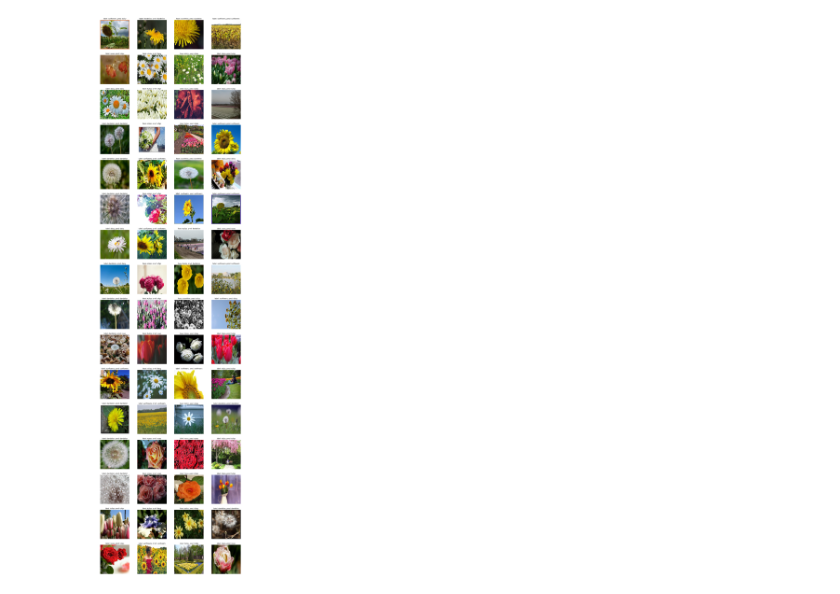
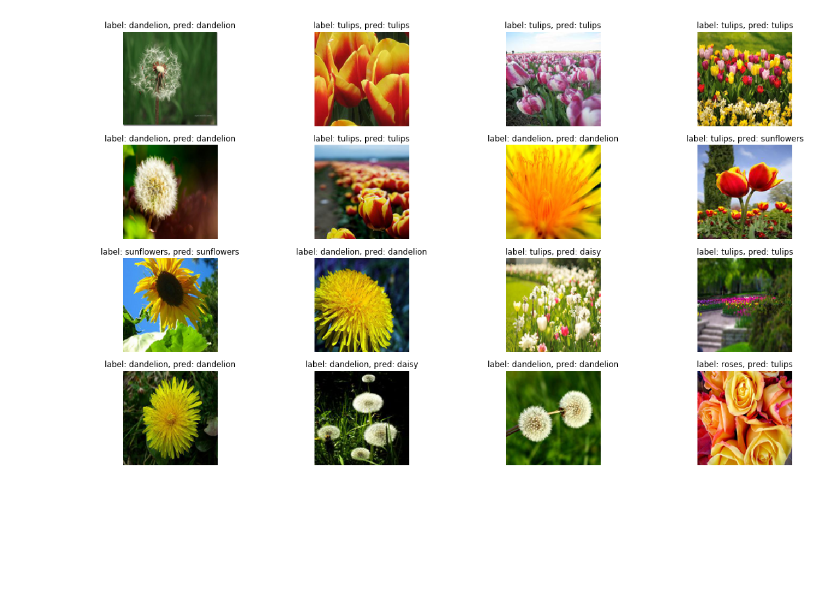
Before and after one commit to nmhkahn/pytorch-exercise, a Jupyter notebook: codes/flower_cls/visualize.ipynb, the cells around one changed output. Saved outputs shown, nothing was run; the diff lists cells and outputs as text; code cells hidden in the pictures; blank space fills up the shorter version.

```diff
--- a/codes/flower_cls/visualize.ipynb
+++ b/codes/flower_cls/visualize.ipynb
@@ -8,7 +8,7 @@ from dataset import Dataset
 %matplotlib inline
 # %%
 image_size = 128
-batch_size = 64
+batch_size = 16
 ckpt_path = "./checkpoint/flower_30.pth"
 data_root = "./data"
 # %%
@@ -38,21 +38,21 @@ with torch.no_grad():
 
         break # run only first batch
 # %%
-fig = plt.figure(figsize=(20, 80))
+fig = plt.figure(figsize=(20, 50))
 
 # visualize first batch
 for i in range(batch_size):
     image = images[i].mul(255).clamp(0, 255).byte().permute(1, 2, 0).cpu().numpy()
 
     label = int(labels[i].cpu().numpy())
     pred  = int(preds[i].cpu().numpy())
 
     label = Dataset.label2str[label]
     pred  = Dataset.label2str[pred]
 
     ax = fig.add_subplot(16, 4, i+1)
     ax.set_title("label: {}, pred: {}".format(label, pred))
     ax.imshow(image)
     ax.axis("off")
 # %% [output]
-[figure, old version]
+[figure, new version]
```
Also changed, not shown: 2 other files.
